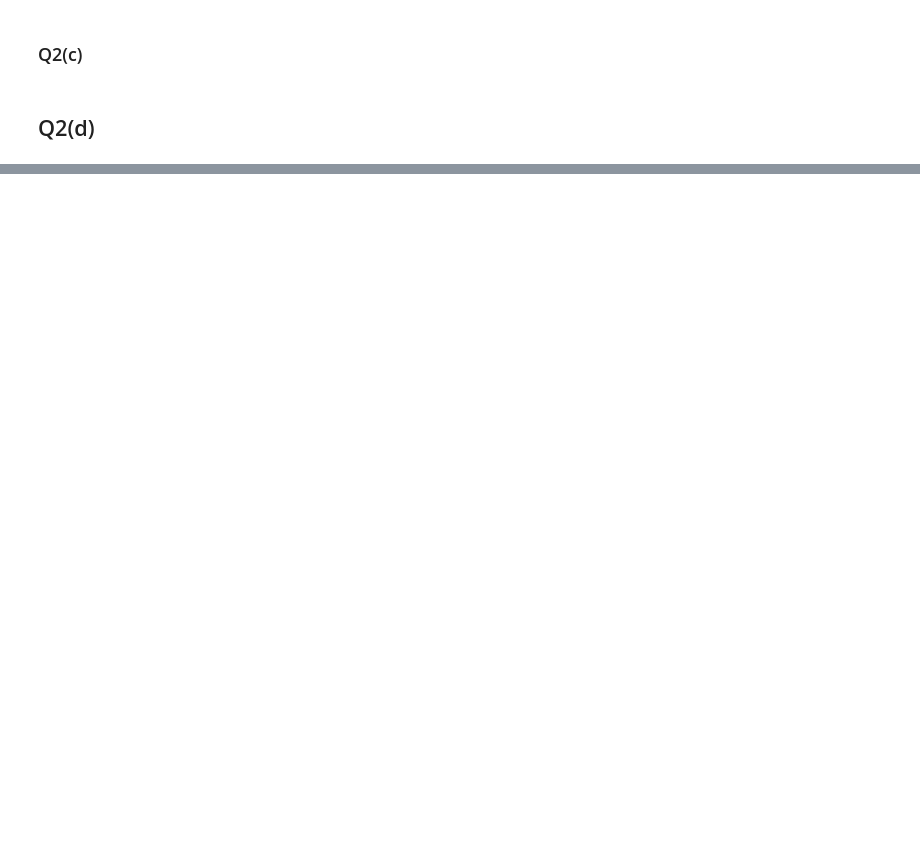
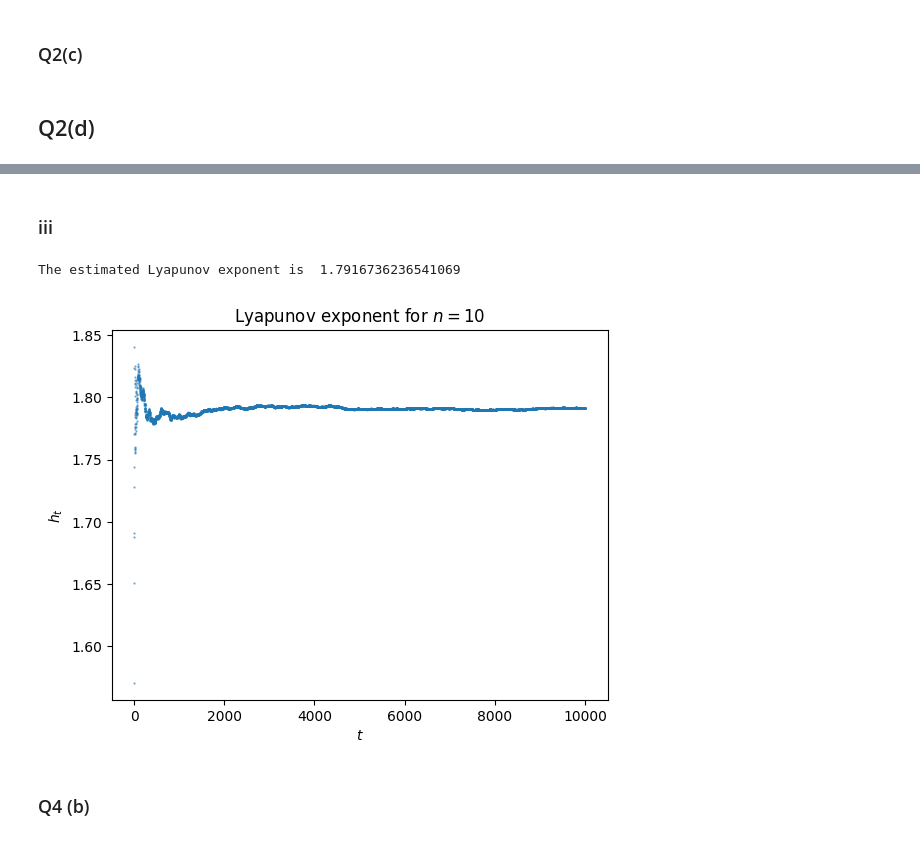
Before and after one commit to harryhanYuhao/math, a Jupyter notebook: 2023-2024/numerical_linear_algebra/s2162783_solution.ipynb, the cells around one changed output, grey strips where cells are left out. Cells and saved outputs as stored; diff of their text form; code cells hidden in the pictures; blank space fills up the shorter version.

```diff
--- a/2023-2024/numerical_linear_algebra/s2162783_solution.ipynb
+++ b/2023-2024/numerical_linear_algebra/s2162783_solution.ipynb
@@ -386,0 +606,40 @@ ax.plot(n_list, errorList)  # Plot some data on the axes
+# %% [markdown]
+### iii
+# %%
+import numpy as np
+import numpy.random as random
+import matplotlib.pyplot as plt
+
+def LYA1(n, sigma, t):
+
+    t_end = t # maximum of t
+
+    t = [k for k in range(1,t_end+1)] # list if values of t
+    x = np.ones(n) # initialise  x_0
+    y = x / np.linalg.norm(x) # initialise y_0
+    h = [] # list of values of h_t
+    partial_sum_r = 0 # partial sum of r
+    for k in range(t_end):
+        A = random.normal(0,sigma,(n,n)) # draw random matrix
+        ay = A @ y
+        partial_sum_r += np.log(np.linalg.norm(ay))
+        h.append(partial_sum_r/(k+1))
+        y = ay/np.linalg.norm(ay)
+    return t, h
+
+t, h = LYA1(10, 2, 10000)
+
+fig, ax = plt.subplots()  # Create a figure containing a single axes.
+
+ax.scatter(t,h, s=0.5,alpha=0.5)
+ax.set_xlabel('$t$')
+ax.set_ylabel('$h_t$')
+ax.set_title('Lyapunov exponent for $n=10$')
+
+lyapunov = np.array(h[-10:]).mean()
+print("The estimated Lyapunov exponent is ", lyapunov)
+# %% [output]
+The estimated Lyapunov exponent is  1.7916736236541069
+[figure, added]
+# %% [markdown]
+### Q4 (b)
```
Also changed, not shown: parts of 26 cells of this notebook, 6 other files.
